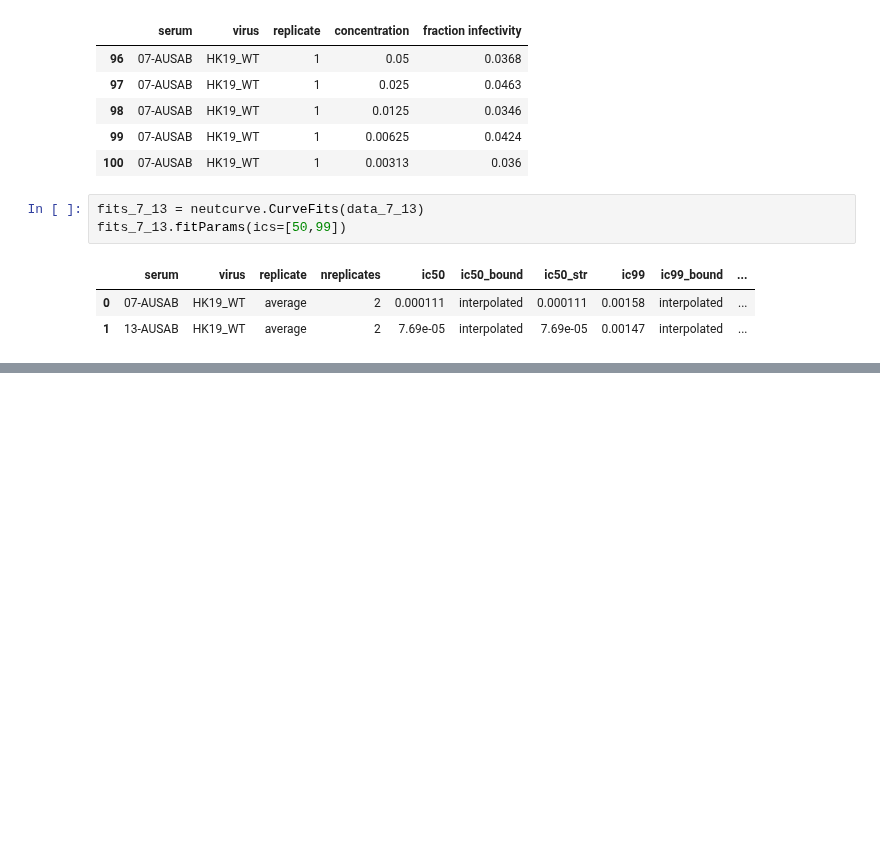
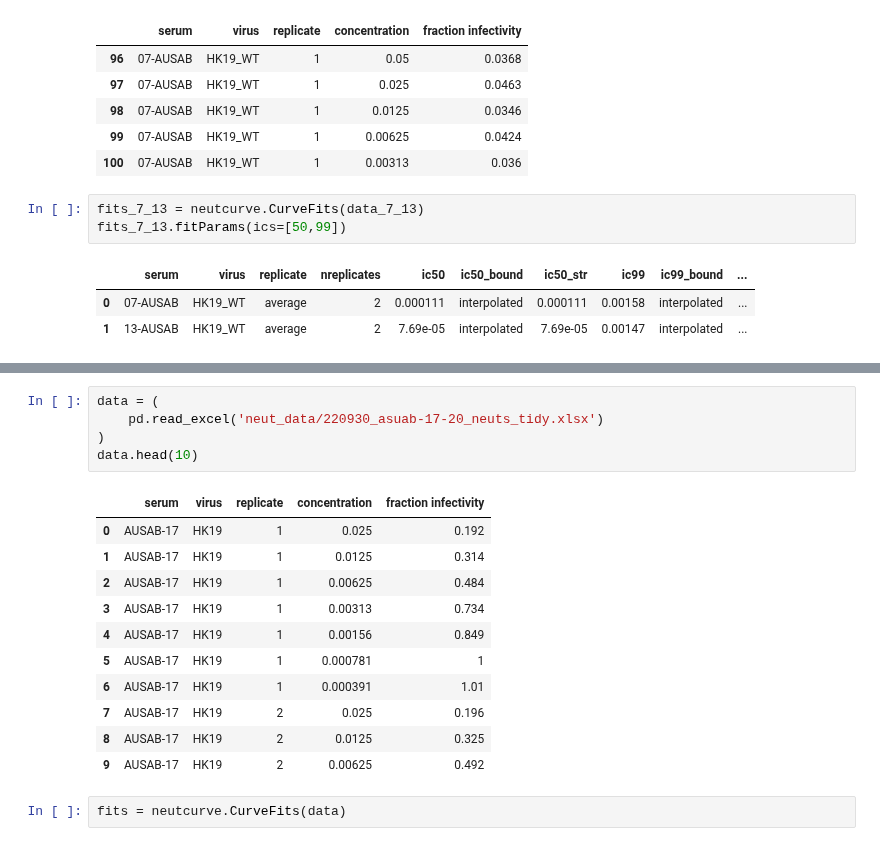
Before and after one commit to sorsinelli/flu_h3_hk19_dms_ic50, a Jupyter notebook: experiments/neut_assays/analyze_sera_neut_screening.ipynb, the cells around one changed output, grey strips where cells are left out. Cells and saved outputs as stored; diff of their text form; blank space fills up the shorter version.

```diff
--- a/experiments/neut_assays/analyze_sera_neut_screening.ipynb
+++ b/experiments/neut_assays/analyze_sera_neut_screening.ipynb
@@ -201,0 +263,19 @@ fits_7_13.fitParams(ics=[50,99])
+# %%
+data = (
+    pd.read_excel('neut_data/220930_asuab-17-20_neuts_tidy.xlsx')
+)
+data.head(10)
+# %% [output]
+|  | serum | virus | replicate | concentration | fraction infectivity |
+| 0 | AUSAB-17 | HK19 | 1 | 0.025 | 0.192 |
+| 1 | AUSAB-17 | HK19 | 1 | 0.0125 | 0.314 |
+| 2 | AUSAB-17 | HK19 | 1 | 0.00625 | 0.484 |
+| 3 | AUSAB-17 | HK19 | 1 | 0.00313 | 0.734 |
+| 4 | AUSAB-17 | HK19 | 1 | 0.00156 | 0.849 |
+| 5 | AUSAB-17 | HK19 | 1 | 0.000781 | 1 |
+| 6 | AUSAB-17 | HK19 | 1 | 0.000391 | 1.01 |
+| 7 | AUSAB-17 | HK19 | 2 | 0.025 | 0.196 |
+| 8 | AUSAB-17 | HK19 | 2 | 0.0125 | 0.325 |
+| 9 | AUSAB-17 | HK19 | 2 | 0.00625 | 0.492 |
+# %%
+fits = neutcurve.CurveFits(data)
```
Also changed, not shown: parts of 11 cells of this notebook, 6 other files.
